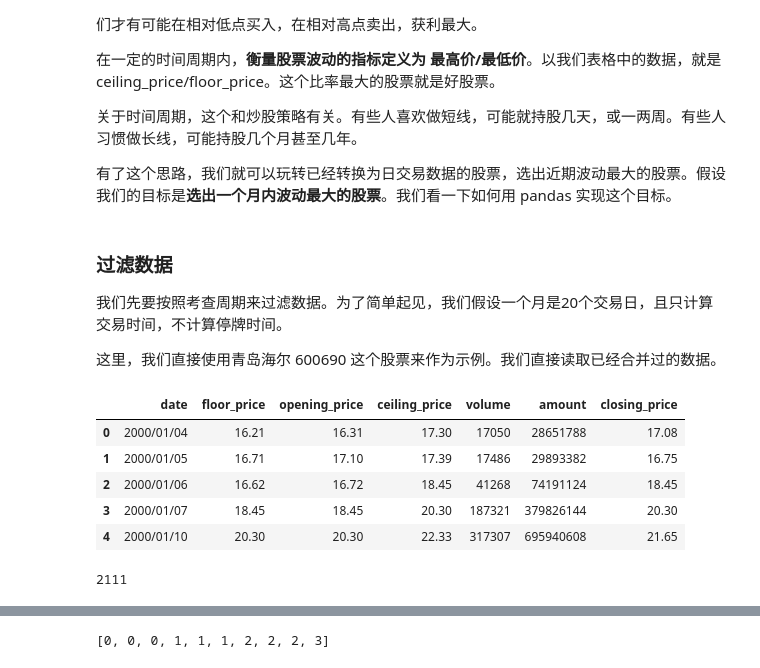
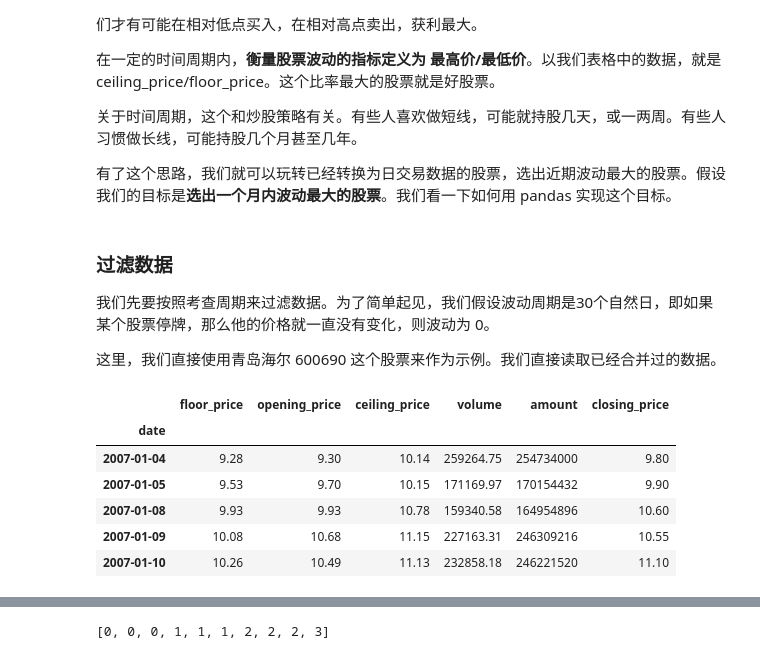
Before and after one commit to kamidox/stock-data, a Jupyter notebook: stock.ipynb, the cells around one changed output, grey strips where cells are left out. Cells and saved outputs as stored; diff of their text form; code cells hidden in the pictures.

```diff
--- a/stock.ipynb
+++ b/stock.ipynb
@@ -78,20 +88,17 @@ days.head()
 # %% [markdown]
 ### 过滤数据
 
-我们先要按照考查周期来过滤数据。为了简单起见，我们假设一个月是20个交易日，且只计算交易时间，不计算停牌时间。
+我们先要按照考查周期来过滤数据。为了简单起见，我们假设波动周期是30个自然日，即如果某个股票停牌，那么他的价格就一直没有变化，则波动为 0。
 
 这里，我们直接使用青岛海尔 600690 这个股票来作为示例。我们直接读取已经合并过的数据。
 # %%
-qdhr = pd.read_csv('data/SH600690.csv')
+qdhr = pd.read_csv('test-data/SH600690.csv', index_col='date', parse_dates=True)
 qdhr.head()
 # %% [output]
-|  | date | floor_price | opening_price | ceiling_price | volume | amount | closing_price |
-| 0 | 2000/01/04 | 16.21 | 16.31 | 17.30 | 17050 | 28651788 | 17.08 |
-| 1 | 2000/01/05 | 16.71 | 17.10 | 17.39 | 17486 | 29893382 | 16.75 |
-| 2 | 2000/01/06 | 16.62 | 16.72 | 18.45 | 41268 | 74191124 | 18.45 |
-| 3 | 2000/01/07 | 18.45 | 18.45 | 20.30 | 187321 | 379826144 | 20.30 |
-| 4 | 2000/01/10 | 20.30 | 20.30 | 22.33 | 317307 | 695940608 | 21.65 |
+|  | floor_price | opening_price | ceiling_price | volume | amount | closing_price |
+| date |  |  |  |  |  |  |
+| 2007-01-04 | 9.28 | 9.30 | 10.14 | 259264.75 | 254734000 | 9.80 |
+| 2007-01-05 | 9.53 | 9.70 | 10.15 | 171169.97 | 170154432 | 9.90 |
+| 2007-01-08 | 9.93 | 9.93 | 10.78 | 159340.58 | 164954896 | 10.60 |
+| 2007-01-09 | 10.08 | 10.68 | 11.15 | 227163.31 | 246309216 | 10.55 |
+| 2007-01-10 | 10.26 | 10.49 | 11.13 | 232858.18 | 246221520 | 11.10 |
-# %%
-len(qdhr)
-# %% [output]
-2111
```
Also changed, not shown: parts of 39 cells of this notebook, 1 other file.
